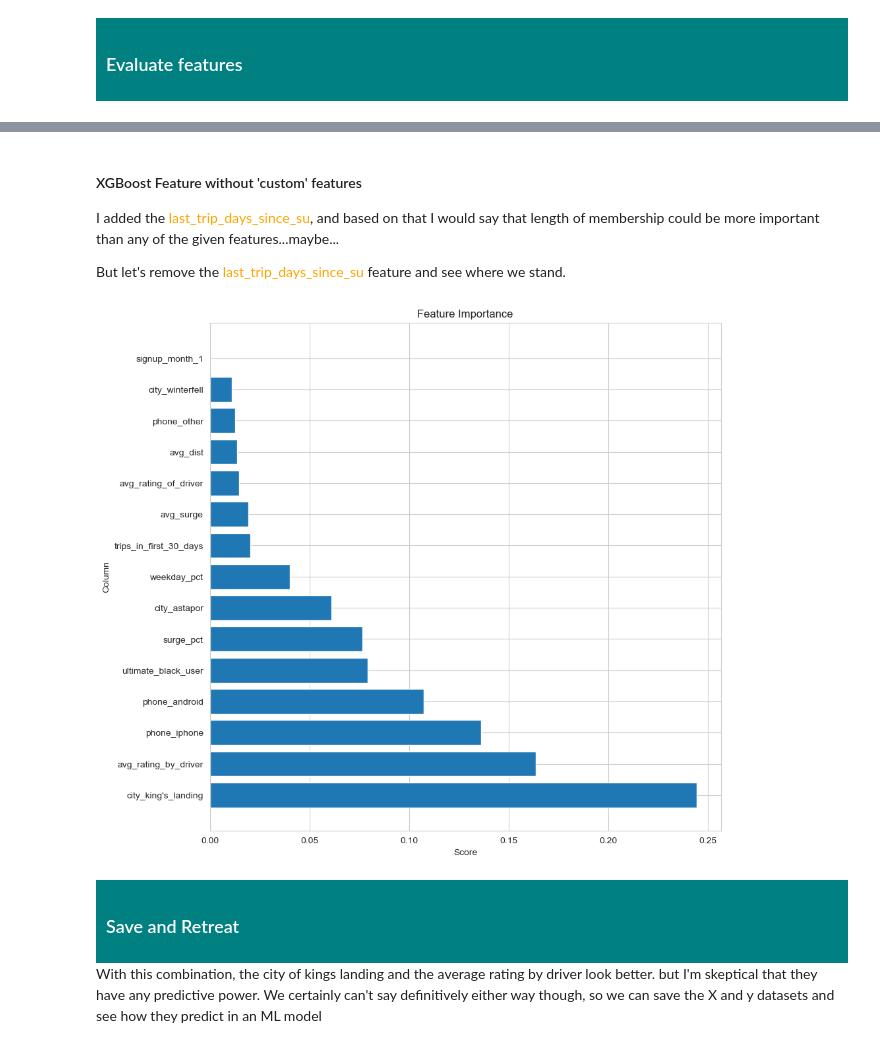
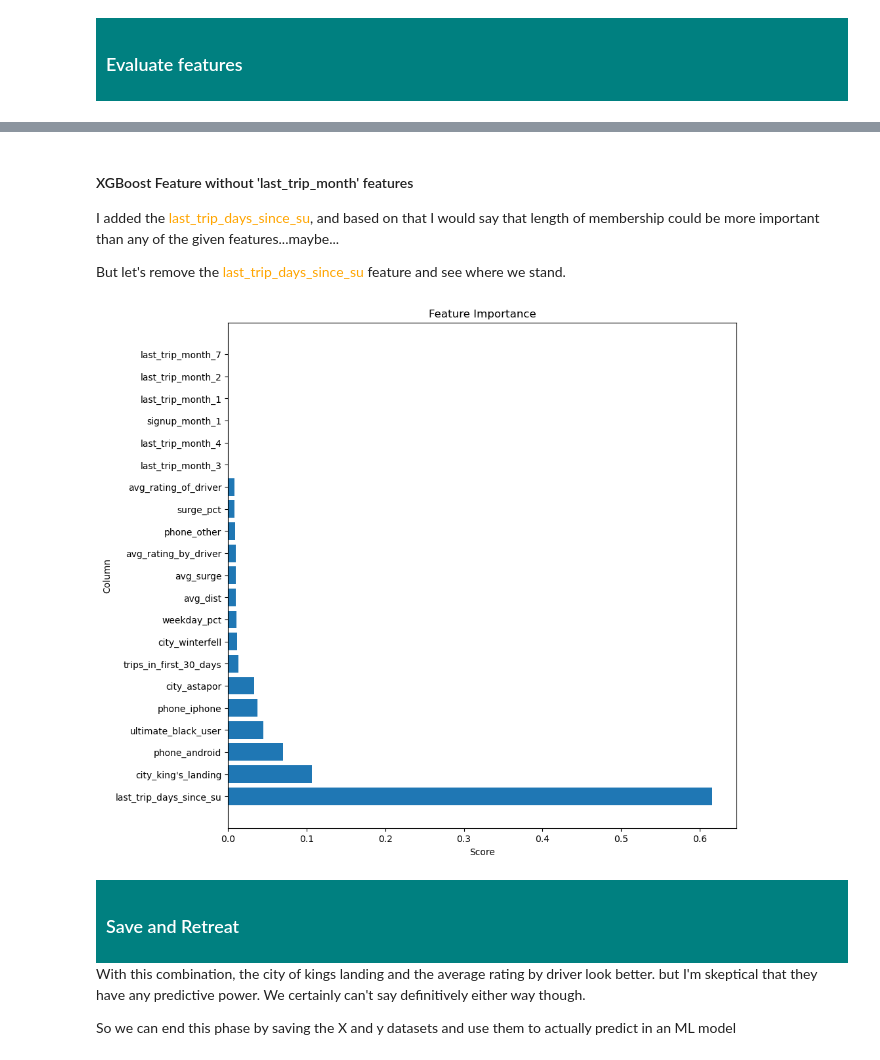
Before and after one commit to cjlcoursework/springboard-general, a Jupyter notebook: take_homes/ultimate_data/ultimate_03.01.ipynb, the cells around one changed output, grey strips where cells are left out. Drawn from its saved outputs; the diff is of its cells as text; code cells hidden in the pictures.

Commit message:
final model

```diff
--- a/take_homes/ultimate_data/ultimate_03.01.ipynb
+++ b/take_homes/ultimate_data/ultimate_03.01.ipynb
@@ -382,16 +388,16 @@ plot_correlations(
 # %% [markdown]
-#### XGBoost Feature without 'custom' features
+#### XGBoost Feature without 'last_trip_month' features
 I added the <font color=orange>last_trip_days_since_su</font>, and based on that I would say that length of membership could be more important than any of the given features...maybe...
 
 But let's remove the <font color=orange>last_trip_days_since_su</font> feature and see where we stand.
 # %%
-OriginalX = X.drop(columns=['last_trip_days_since_su'])
+OriginalX = X.drop(columns=['last_trip_month_6', 'last_trip_month_5'])
 top_features, set_features = calc_feature_importance(OriginalX, y, top_n=30)
 plot_correlations(
     top_features['corr'],
     top_features['y'], "Feature Importance")
 # %% [output]
-[figure, old version]
+[figure, new version]
 # %% [markdown]
 <div style="background-color: teal; padding: 10px;">
     <h3 style="color: white;">Save and Retreat</h3>
@@ -399,7 +405,9 @@ plot_correlations(
 
 
 With this combination, the city of kings landing and the average rating by driver look better. but I'm skeptical that they have any predictive power.
-We certainly can't say definitively either way though, so we can save the X and y datasets and see how they predict in an ML model
+We certainly can't say definitively either way though.
+
+So we can end this phase by saving the X and y datasets and use them to actually predict in an ML model
 # %%
 import os
 
```
Also changed, not shown: parts of 15 cells of this notebook, 15 other files.
